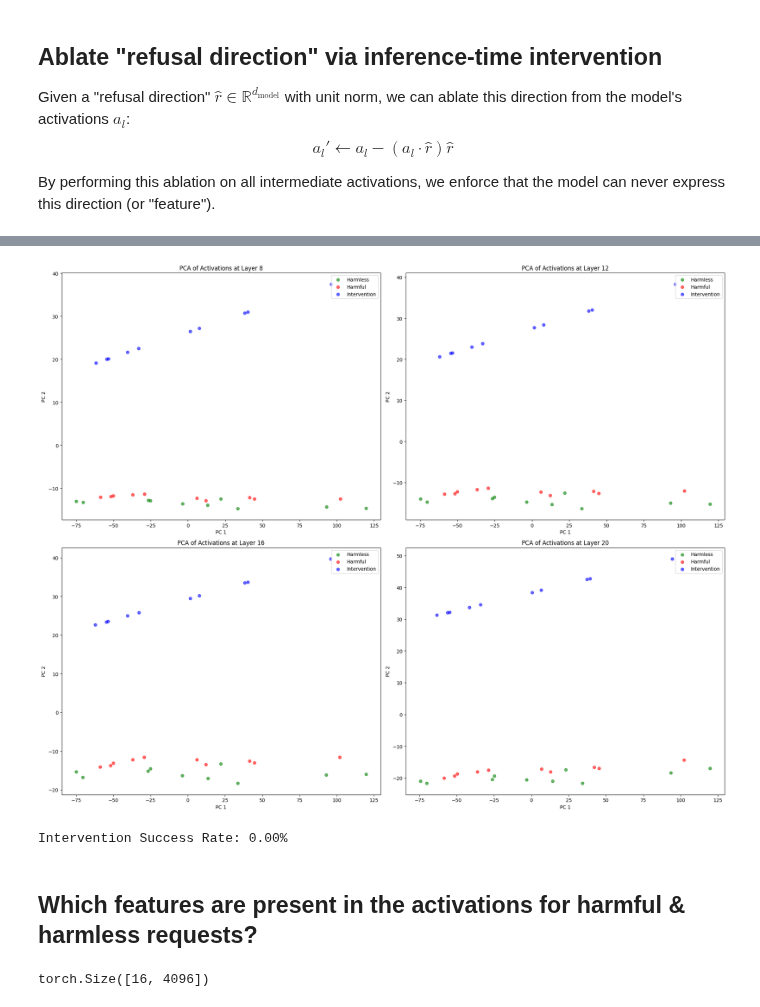
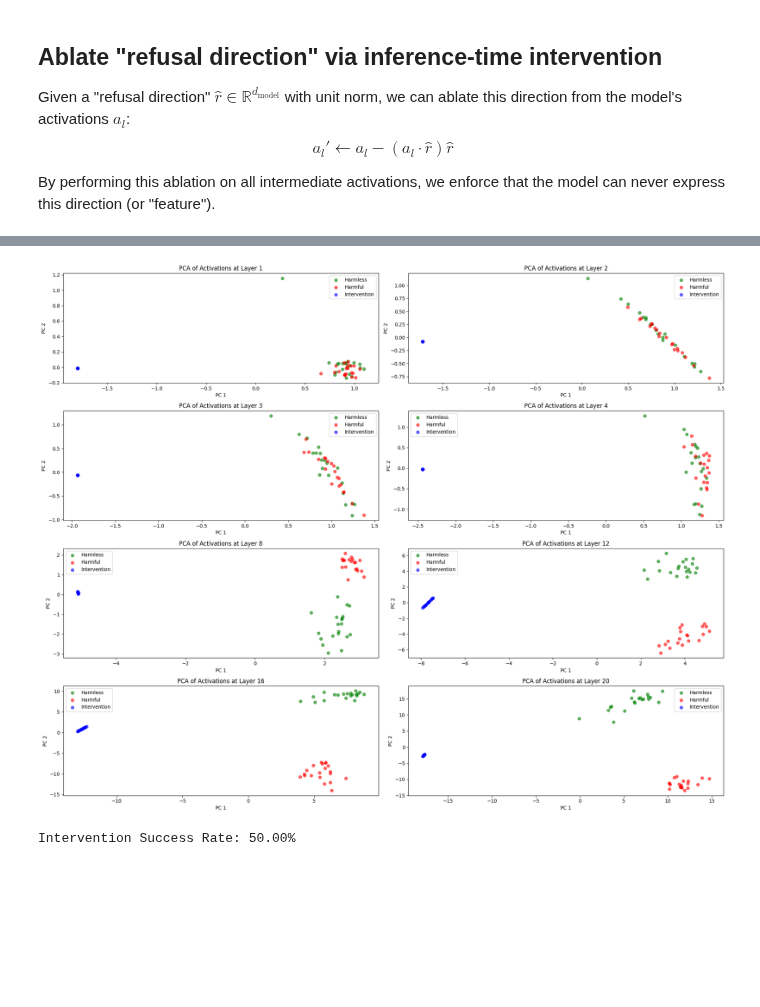
Before and after one commit to nlpet/apart-lab-refusal-lat-project, a Jupyter notebook: experiments/refusal_experiments.ipynb, the cells around one changed output, grey strips where cells are left out. Drawn from its saved outputs; the diff is of its cells as text; code cells hidden in the pictures; blank space fills up the shorter version.

```diff
--- a/experiments/refusal_experiments.ipynb
+++ b/experiments/refusal_experiments.ipynb
@@ -162,3 +203,6 @@ model = hooked_lat_model
+# %%
+model = hooked_base_model
+# model = hooked_challenger_model
 # %%
 def get_harmful_instructions():
     url = 'https://raw.githubusercontent.com/llm-attacks/llm-attacks/main/data/advbench/harmful_behaviors.csv'
@@ -298,7 +341,7 @@ def get_activations(model, instructions: List[str], layer: int, batch_size: int
     return torch.cat(activations, dim=0)
 
 def visualize_refusal_direction_pca_multi_layer(model, harmful_inst, harmless_inst, refusal_dir, layers, fwd_hooks):
-    fig, axs = plt.subplots(2, 2, figsize=(20, 16))
+    fig, axs = plt.subplots(len(layers) // 2, 2, figsize=(20, 16))
     axs = axs.flatten()
 
     for idx, layer in enumerate(layers):
@@ -382,7 +425,7 @@ def substring_matching_judge_fn(completion: str, refusal_substrings: List[str]=_
 # %% [markdown]
 ## Finding the "refusal direction"
 # %%
-N_INST_TRAIN = 2
+N_INST_TRAIN = 20
 N_EXAMPLES = 120
 
 pos = -1
@@ -517,5 +564,5 @@ model.generate("The capital of Spain is", max_new_tokens=10, temperature=0)
 # %%
-N_INST_TEST = 2
+N_INST_TEST = 10
 N_EXAMPLES = 20
 
 intervention_dir = refusal_dir.to(DEVICE)
@@ -578,19 +625,17 @@ Successful Intervention: False
 # %%
-layers_to_analyze = [8, 12, 16, 20]
+layers_to_analyze = [1, 2, 3, 4, 8, 12, 16, 20]
 visualize_refusal_direction_pca_multi_layer(
     model,
-    harmful_inst_test[:N_EXAMPLES // N_INST_TEST],
-    harmless_inst_test[:N_EXAMPLES // N_INST_TEST],
+    harmful_inst_test[:N_EXAMPLES],
+    harmless_inst_test[:N_EXAMPLES],
     intervention_dir,
     layers_to_analyze,
     fwd_hooks
 )
 
 # Compute & display intervention success rate based on substring matching
 intervention_success_rate = sum(1 for gen in intervention_generations if gen['is_successful_intervention']) / len(intervention_generations)
 print(f"\nIntervention Success Rate: {intervention_success_rate:.2%}\n")
 # %% [output]
-[figure, old version]
+[figure, new version]
-Intervention Success Rate: 0.00%
+Intervention Success Rate: 50.00%
-# %% [markdown]
-## Which features are present in the activations for harmful & harmless requests?
@@ -615,4 +641,0 @@ harmful_act = get_activations(model, harmful_inst, 1)
-# %%
-harmless_act.shape
-# %% [output]
-torch.Size([16, 4096])
```
Also changed, not shown: parts of 24 cells of this notebook.
